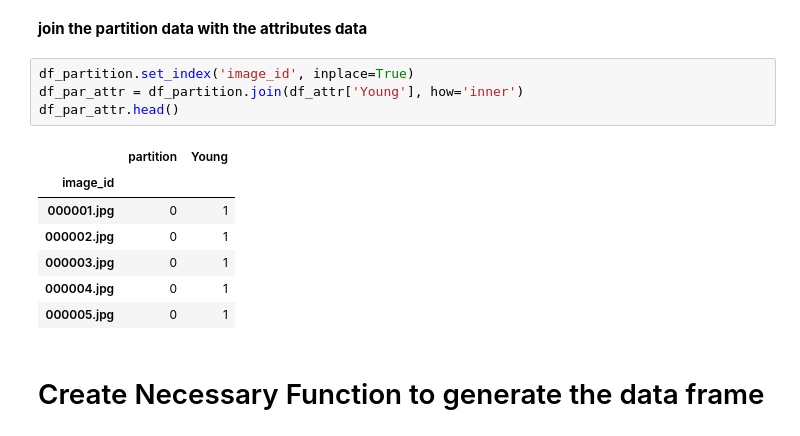
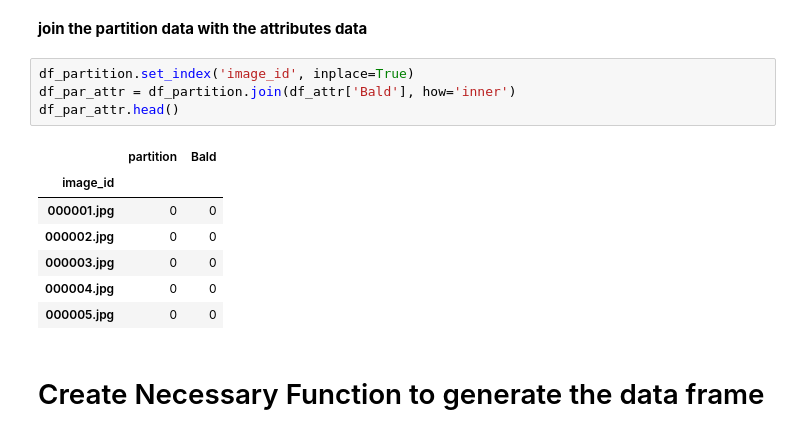
Before and after one commit to irawan09/Baldness_Detection, a Jupyter notebook: Thesis.ipynb, the cells around one changed output. Drawn from its saved outputs; the diff is of its cells as text.

```diff
--- a/Thesis.ipynb
+++ b/Thesis.ipynb
@@ -228,16 +224,16 @@ Name: partition, dtype: int64
 **join the partition data with the attributes data**
 # %%
 df_partition.set_index('image_id', inplace=True)
-df_par_attr = df_partition.join(df_attr['Young'], how='inner')
+df_par_attr = df_partition.join(df_attr['Bald'], how='inner')
 df_par_attr.head()
 # %% [output]
-|  | partition | Young |
+|  | partition | Bald |
 | image_id |  |  |
-| 000001.jpg | 0 | 1 |
-| 000002.jpg | 0 | 1 |
-| 000003.jpg | 0 | 1 |
-| 000004.jpg | 0 | 1 |
-| 000005.jpg | 0 | 1 |
+| 000001.jpg | 0 | 0 |
+| 000002.jpg | 0 | 0 |
+| 000003.jpg | 0 | 0 |
+| 000004.jpg | 0 | 0 |
+| 000005.jpg | 0 | 0 |
 # %% [markdown]
 # Create Necessary Function to generate the data frame
 # %% [markdown]
```
Also changed, not shown: parts of 25 cells of this notebook.
